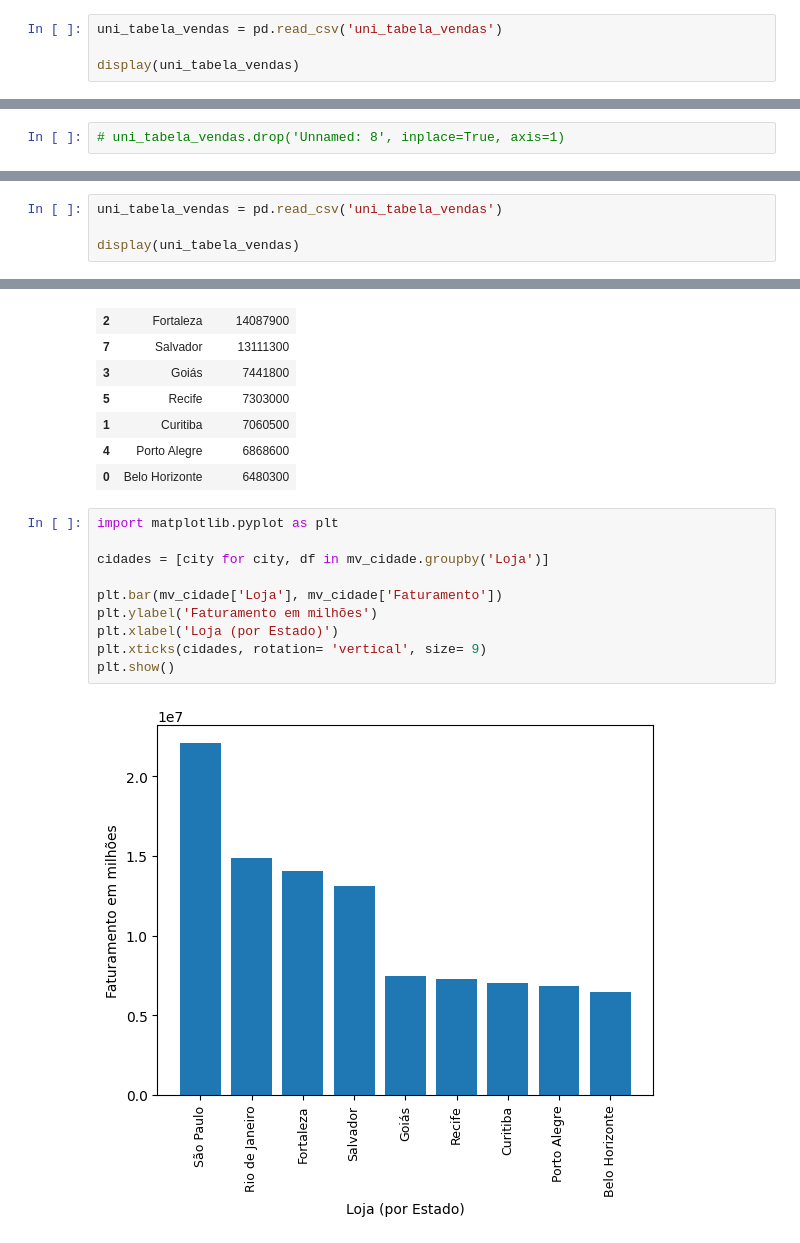
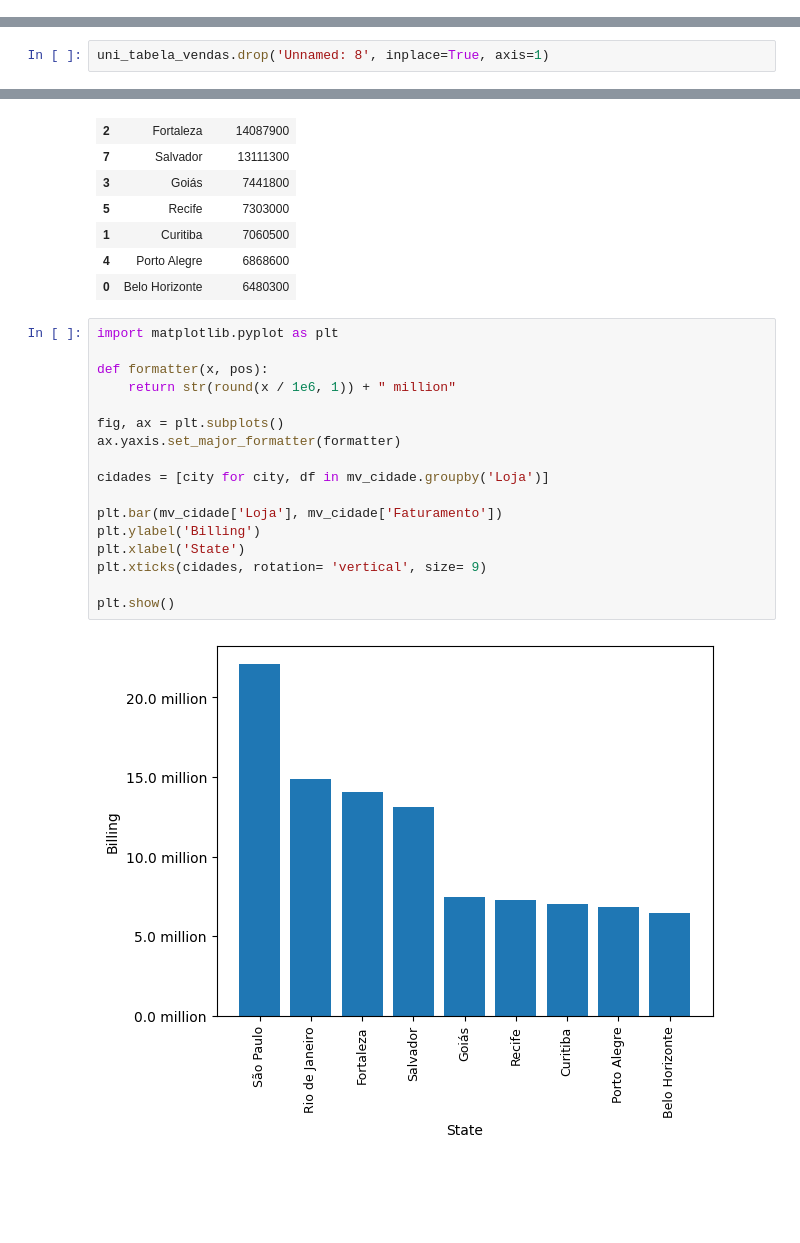
Before and after one commit to FilipeCamara/analise-de-vendas, a Jupyter notebook: sales-analysis.ipynb, the cells around one changed output, grey strips where cells are left out. Cells and saved outputs as stored; diff of their text form; blank space fills up the shorter version.

```diff
--- a/sales-analysis.ipynb
+++ b/sales-analysis.ipynb
@@ -45,4 +42,0 @@ for arquivo in lista_csv:
-# %%
-uni_tabela_vendas = pd.read_csv('uni_tabela_vendas')
-
-display(uni_tabela_vendas)
@@ -77,3 +67,3 @@ Preco Unitario        0
 dtype: int64
 # %%
-# uni_tabela_vendas.drop('Unnamed: 8', inplace=True, axis=1)
+uni_tabela_vendas.drop('Unnamed: 8', inplace=True, axis=1)
@@ -84,4 +69,0 @@ uni_tabela_vendas.to_csv('uni_tabela_vendas', index= False)
-# %%
-uni_tabela_vendas = pd.read_csv('uni_tabela_vendas')
-
-display(uni_tabela_vendas)
@@ -176,13 +140,20 @@ mv_cidade[['Loja', 'Faturamento']]
 | 0 | Belo Horizonte | 6480300 |
 # %%
 import matplotlib.pyplot as plt
+
+def formatter(x, pos):
+    return str(round(x / 1e6, 1)) + " million"
+
+fig, ax = plt.subplots()
+ax.yaxis.set_major_formatter(formatter)
 
 cidades = [city for city, df in mv_cidade.groupby('Loja')]
 
 plt.bar(mv_cidade['Loja'], mv_cidade['Faturamento'])
-plt.ylabel('Faturamento em milhões')
-plt.xlabel('Loja (por Estado)')
+plt.ylabel('Billing')
+plt.xlabel('State')
 plt.xticks(cidades, rotation= 'vertical', size= 9)
+
 plt.show()
 # %% [output]
-[figure, old version]
+[figure, new version]
```
Also changed, not shown: parts of 28 cells of this notebook, 3 other files.
